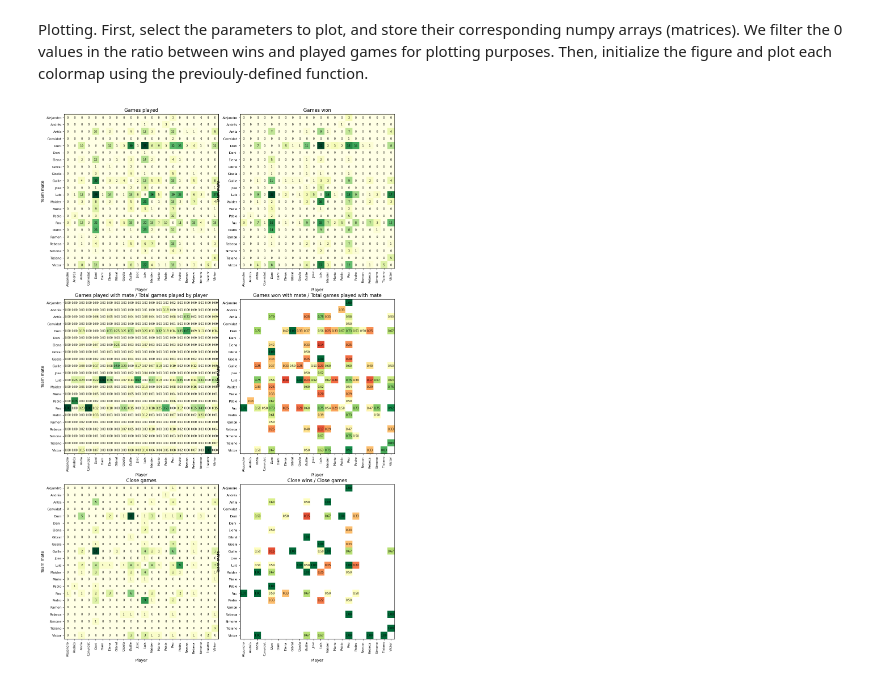
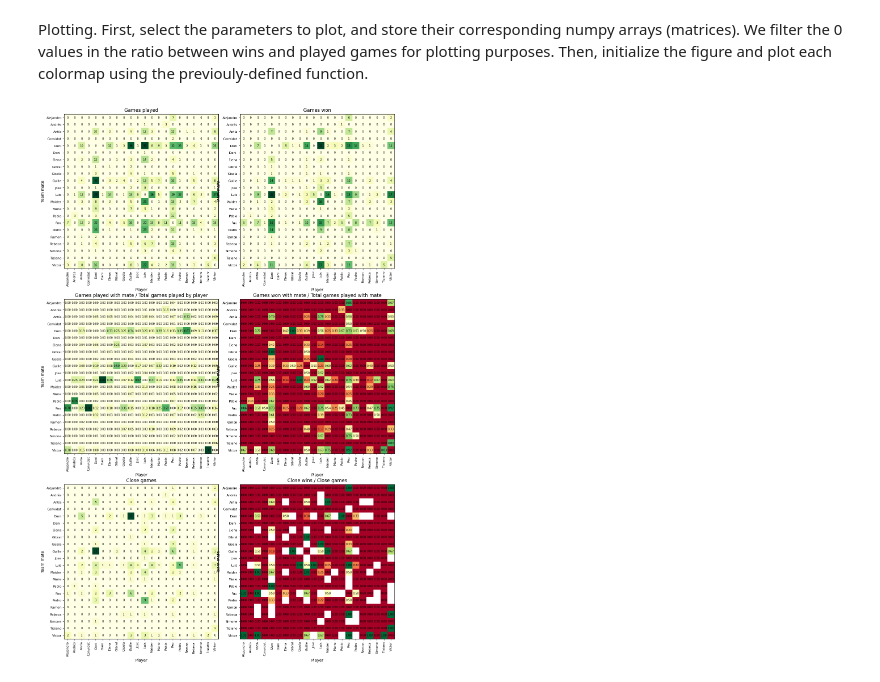
Before and after one commit to pgrebolt/ICEChampionsLeague, a Jupyter notebook: plot_frequencies.ipynb, the cells around one changed output. Cells and saved outputs as stored; diff of their text form; code cells hidden in the pictures.

```diff
--- a/plot_frequencies.ipynb
+++ b/plot_frequencies.ipynb
@@ -73,39 +73,39 @@ teammatesplayed_wins = dataarray['TeammatesWinsPlayed'].values.astype(float) # p
 teammatesclosematches = dataarray['CloseMatches'].values.astype(int) # number of close matches played with each teammate
 teammatesclosewins_played = dataarray['CloseWinsPlayed'].values.astype(float) # relative number of close matches won with each teammate
 
-teammatesplayed_wins[teammatesplayed_wins == 0.] = np.nan
-teammatesclosewins_played[teammatesclosewins_played == 0.] = np.nan
+teammatesplayed_wins[teammatesplayed_wins == -99.] = np.nan
+teammatesclosewins_played[teammatesclosewins_played == -99.] = np.nan
 
 fig, axs = plt.subplots(figsize=(16,16*3/2), ncols = 2, nrows = 3)
 plt.subplots_adjust(wspace=0.)
 axs = axs.flatten()
 
 heatmap_frequencies(teammates, axs[0])
 heatmap_frequencies(teammates_wins, axs[1])
 heatmap_frequencies(teammatesplayed, axs[2])
 heatmap_frequencies(teammatesplayed_wins, axs[3], cmap = 'RdYlGn') # la parella més efectiva és la que té aquest valor més alt
 heatmap_frequencies(teammatesclosematches, axs[4]) # la parella més efectiva és la que té aquest valor més alt
 heatmap_frequencies(teammatesclosewins_played, axs[5], cmap = 'RdYlGn') # la parella més efectiva és la que té aquest valor més alt
 
 # Add tick labels
 axs[0].set_title("Games played")
 axs[1].set_title("Games won")
 axs[2].set_title("Games played with mate / Total games played by player")
 axs[3].set_title("Games won with mate / Total games played with mate")
 axs[4].set_title("Close games")
 axs[5].set_title("Close wins / Close games")
 
 for i in range(6):
     axs[i].set_xticks(ticks=np.arange(len(players_names)))
     axs[i].set_xticklabels(players_names, rotation=90, fontsize=8)
     axs[i].set_yticks(ticks=np.arange(len(players_names)))
     axs[i].set_yticklabels(players_names, rotation=0, fontsize=8)
 
     axs[i].set_ylabel("Team mate")
     axs[i].set_xlabel("Player")
 
 plt.savefig('results/frequencies.png', dpi=300, bbox_inches='tight')
 # %% [output]
-[figure, old version]
+[figure, new version]
 # %%
 dataarray.close()
```
Also changed, not shown: 12 other files.
